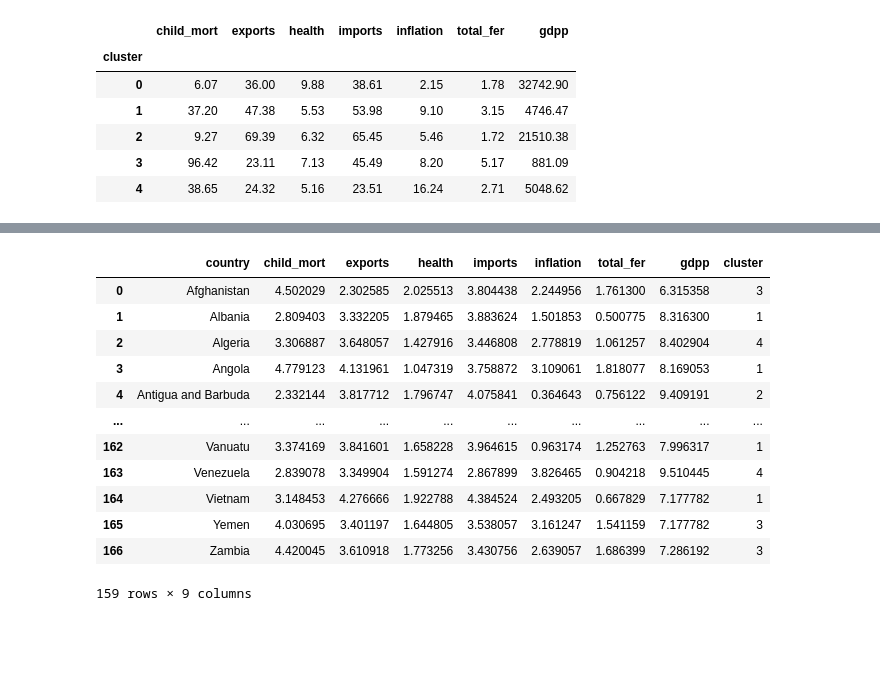
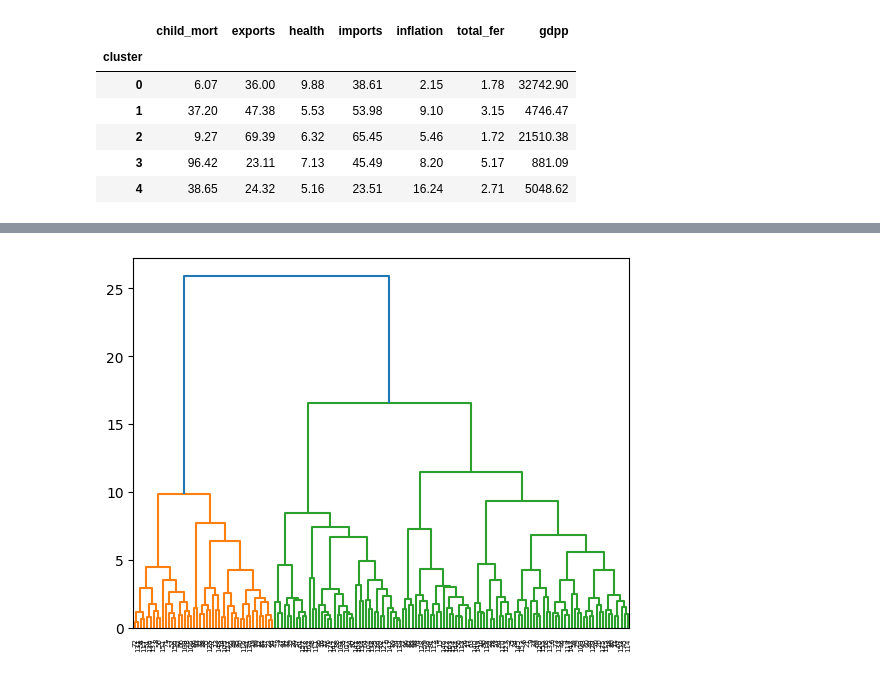
Before and after one commit to AnuragjhA18-2005/Clustering_Countries, a Jupyter notebook: clustering_proj.ipynb, the cells around one changed output, grey strips where cells are left out. Cells and saved outputs as stored; diff of their text form; code cells hidden in the pictures; blank space fills up the shorter version.

```diff
--- a/clustering_proj.ipynb
+++ b/clustering_proj.ipynb
@@ -359,16 +362,5 @@ plt.show()
-# %%
-df
-# %% [output]
-|  | country | child_mort | exports | health | imports | inflation | total_fer | gdpp | cluster |
-| 0 | Afghanistan | 4.502029 | 2.302585 | 2.025513 | 3.804438 | 2.244956 | 1.761300 | 6.315358 | 3 |
-| 1 | Albania | 2.809403 | 3.332205 | 1.879465 | 3.883624 | 1.501853 | 0.500775 | 8.316300 | 1 |
-| 2 | Algeria | 3.306887 | 3.648057 | 1.427916 | 3.446808 | 2.778819 | 1.061257 | 8.402904 | 4 |
-| 3 | Angola | 4.779123 | 4.131961 | 1.047319 | 3.758872 | 3.109061 | 1.818077 | 8.169053 | 1 |
-| 4 | Antigua and Barbuda | 2.332144 | 3.817712 | 1.796747 | 4.075841 | 0.364643 | 0.756122 | 9.409191 | 2 |
-| ... | ... | ... | ... | ... | ... | ... | ... | ... | ... |
-| 162 | Vanuatu | 3.374169 | 3.841601 | 1.658228 | 3.964615 | 0.963174 | 1.252763 | 7.996317 | 1 |
-| 163 | Venezuela | 2.839078 | 3.349904 | 1.591274 | 2.867899 | 3.826465 | 0.904218 | 9.510445 | 4 |
-| 164 | Vietnam | 3.148453 | 4.276666 | 1.922788 | 4.384524 | 2.493205 | 0.667829 | 7.177782 | 1 |
-| 165 | Yemen | 4.030695 | 3.401197 | 1.644805 | 3.538057 | 3.161247 | 1.541159 | 7.177782 | 3 |
-| 166 | Zambia | 4.420045 | 3.610918 | 1.773256 | 3.430756 | 2.639057 | 1.686399 | 7.286192 | 3 |
-159 rows × 9 columns
+# %%
+import scipy.cluster.hierarchy as sch
+dend=sch.dendrogram(sch.linkage(X,method='ward'))
+# %% [output]
+[figure, added]
```
Also changed, not shown: parts of 3 cells of this notebook.
